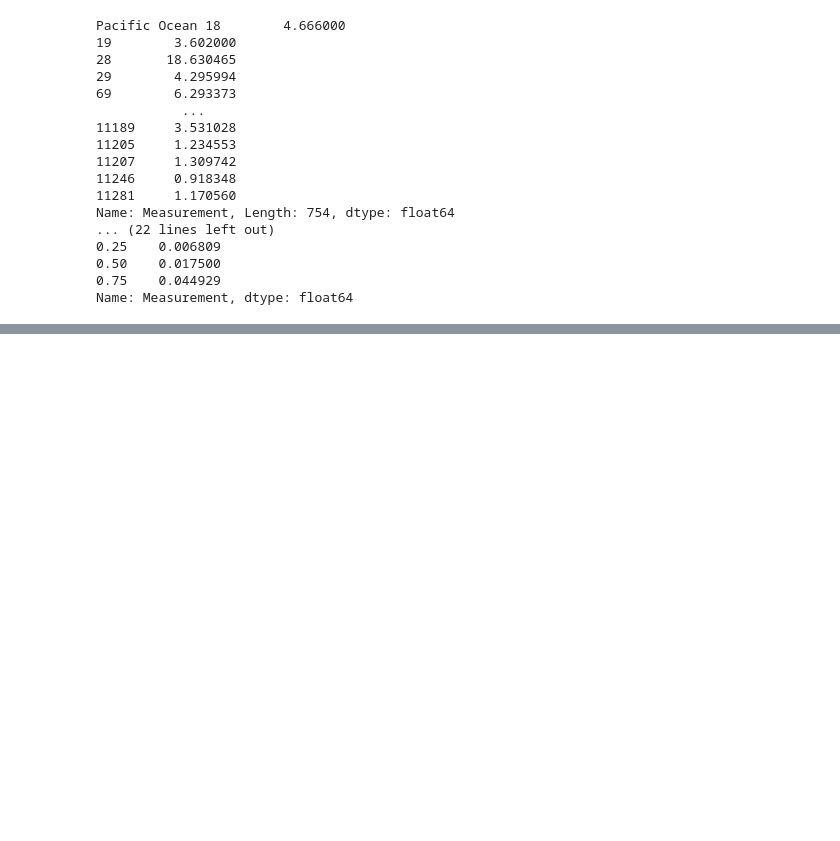
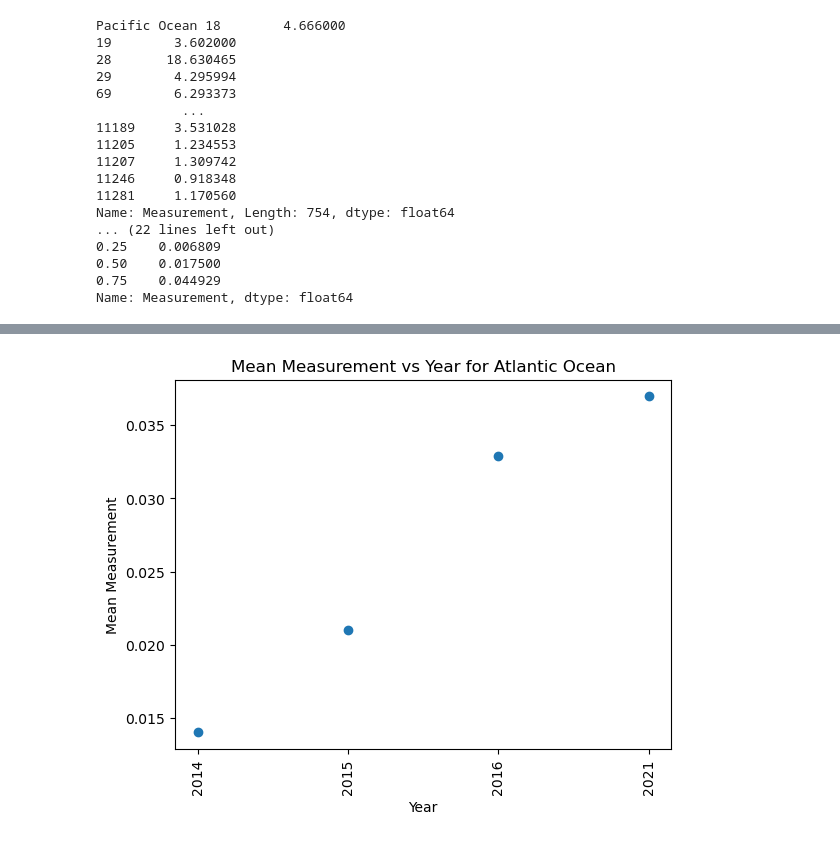
Before and after one commit to emalaki/Project-1, a Jupyter notebook: aa-notebook.ipynb, the cells around one changed output, grey strips where cells are left out. Drawn from its saved outputs; the diff is of its cells as text; code cells hidden in the pictures; blank space fills up the shorter version.

```diff
--- a/aa-notebook.ipynb
+++ b/aa-notebook.ipynb
@@ -286,2 +303,18 @@ plt.show()
+# %%
+# #create a scatter plot of avg measurement for Pacific ocean over time
+arctic_df = clean_microplastics_df[clean_microplastics_df['Oceans'] == 'Arctic Ocean']
+
+mean_arc_df = arctic_df.groupby('Year')['Measurement'].mean().reset_index()
+
+plt.scatter(mean_arc_df['Year'], mean_arc_df['Measurement'])
+
+plt.title('Mean Measurement vs Year for Atlantic Ocean')
+plt.xlabel('Year')
+plt.xticks(rotation=90)
+plt.ylabel('Mean Measurement')
+
+plt.show()
+# %% [output]
+[figure, added]
 # %%
 #display regression plots
```
Also changed, not shown: parts of 14 cells of this notebook.
